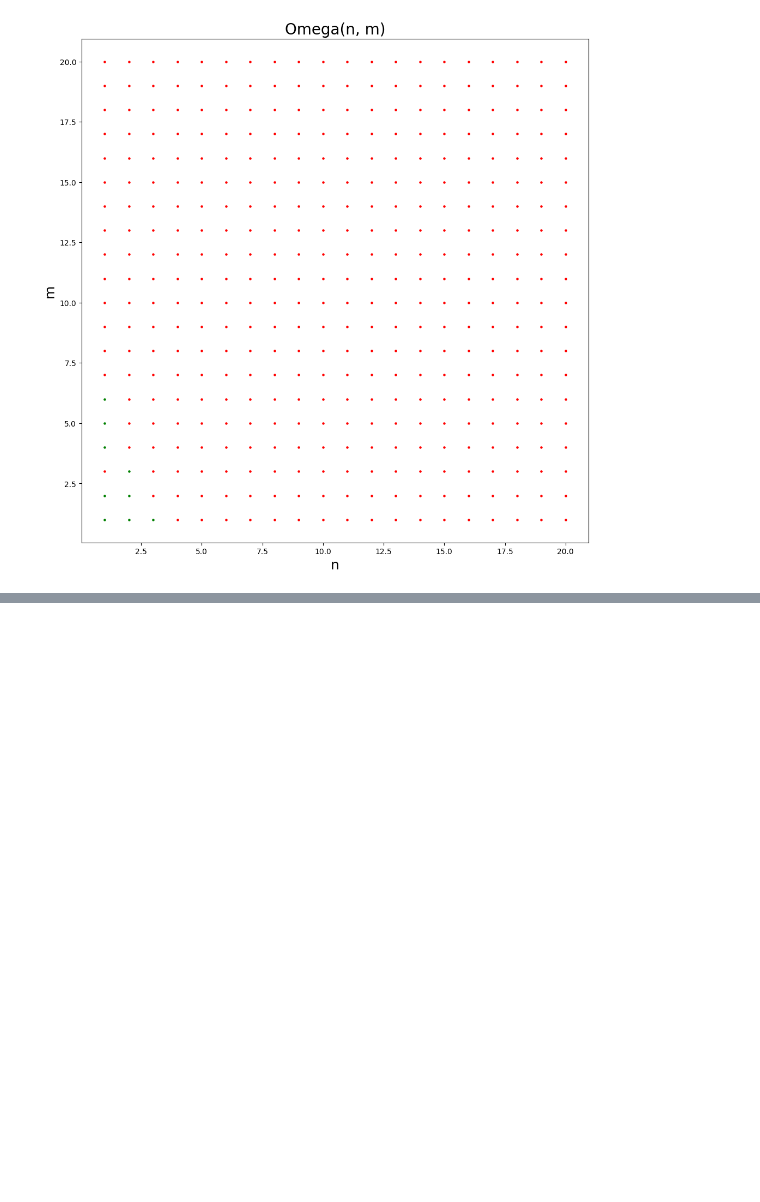
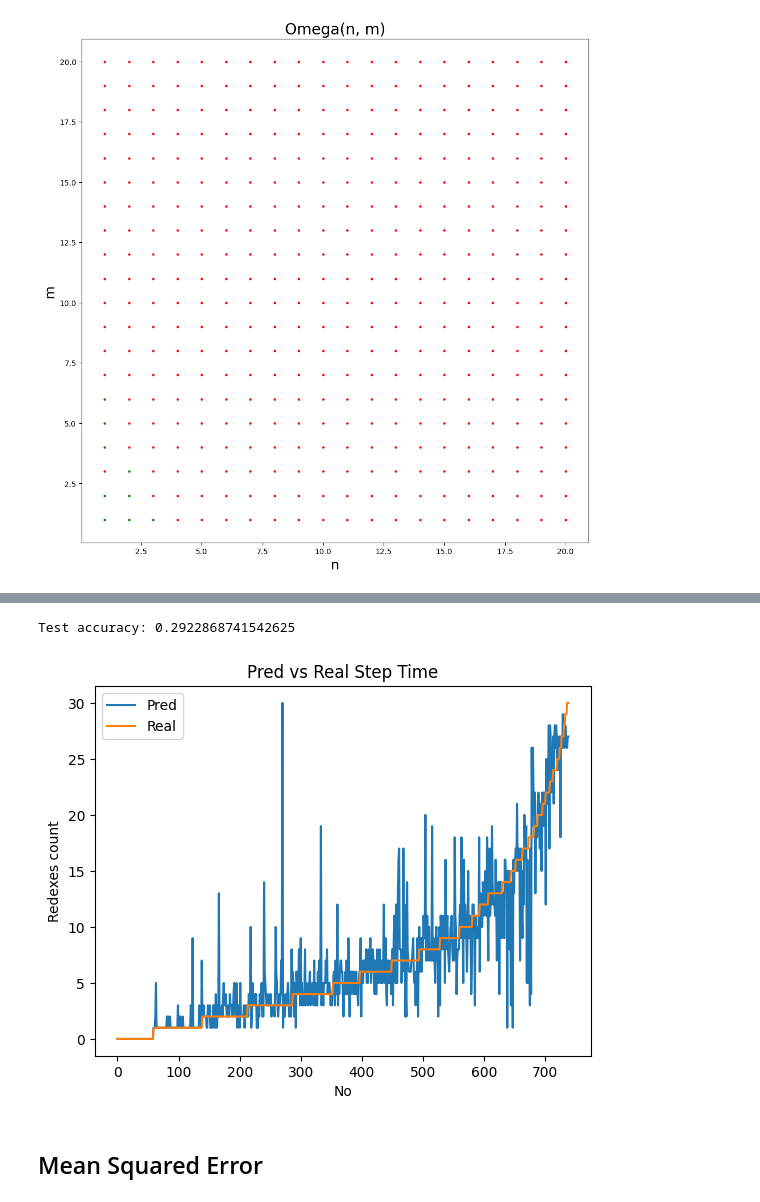
Before and after one commit to alex-deineha/pure-calculus, a Jupyter notebook: src/tests_17_ann_and_terms/lstm_lo_steps_prediction/lstm_31cl_lo_steps_pred_v1.ipynb, the cells around one changed output, grey strips where cells are left out. Drawn from its saved outputs; the diff is of its cells as text; code cells hidden in the pictures; blank space fills up the shorter version.

```diff
--- a/src/tests_17_ann_and_terms/lstm_lo_steps_prediction/lstm_31cl_lo_steps_pred_v1.ipynb
+++ b/src/tests_17_ann_and_terms/lstm_lo_steps_prediction/lstm_31cl_lo_steps_pred_v1.ipynb
@@ -751,0 +777,16 @@ plt.show()
+# %%
+y_test_pred = []
+for x_ in tqdm(x_test):
+    y_test_pred.append(model.predict(np.array([x_]), verbose=0)[0])
+
+y_test_pred_nums = encoder.inverse_transform(np.array(y_test_pred))
+y_test_nums = encoder.inverse_transform(y_test)
+
+print("Test accuracy:", calculate_accuracy(y_test_nums, y_test_pred_nums))
+
+draw_pred_lines(y_test_pred_nums, y_test_nums)
+# %% [output]
+Test accuracy: 0.2922868741542625
+[figure, added]
+# %% [markdown]
+## Mean Squared Error
```
Also changed, not shown: parts of 18 cells of this notebook.
